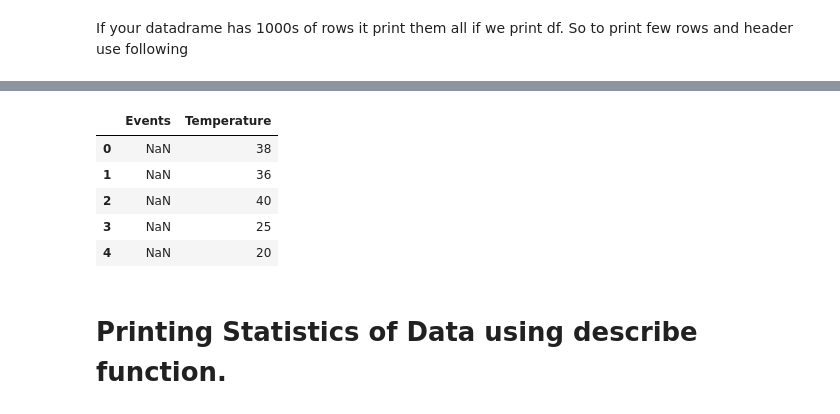
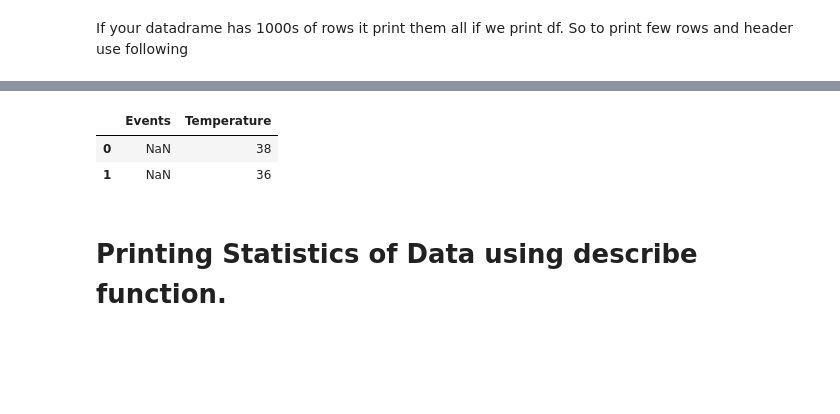
Before and after one commit to Adityajn/Machine-Learning-Algos, a Jupyter notebook: pandas.ipynb, the cells around one changed output, grey strips where cells are left out. Saved outputs shown, nothing was run; the diff lists cells and outputs as text; code cells hidden in the pictures; blank space fills up the shorter version.

```diff
--- a/pandas.ipynb
+++ b/pandas.ipynb
@@ -150,13 +98,10 @@ df['Events'] #print Events Columns
 Name: Events, dtype: object
 # %%
-df[['Events','Temperature']].head() #print few columns only
+df[['Events','Temperature']].head(2) #print few columns only
 # %% [output]
 |  | Events | Temperature |
 | 0 | NaN | 38 |
 | 1 | NaN | 36 |
-| 2 | NaN | 40 |
-| 3 | NaN | 25 |
-| 4 | NaN | 20 |
 # %%
 df['Temperature'].mean()
 df['Temperature'].min()
```
Also changed, not shown: parts of 29 cells of this notebook.
